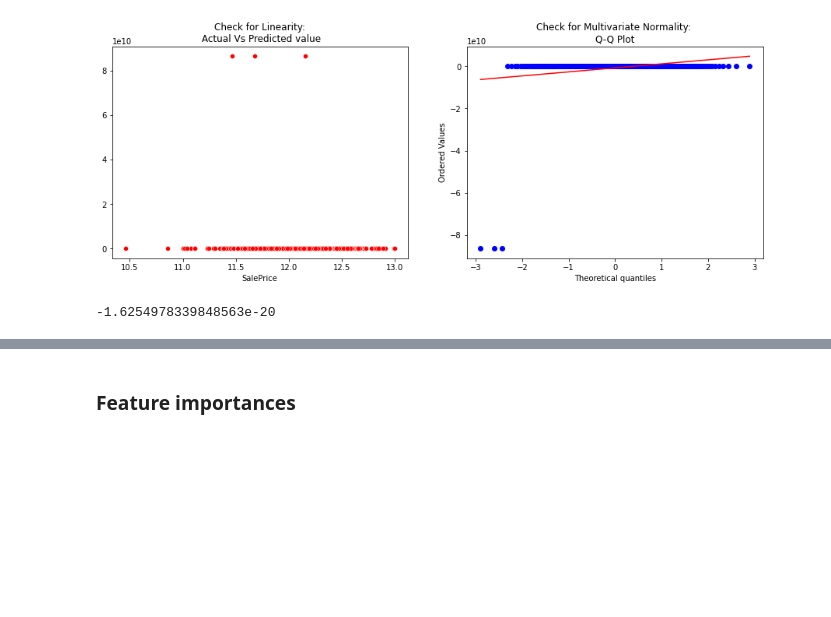
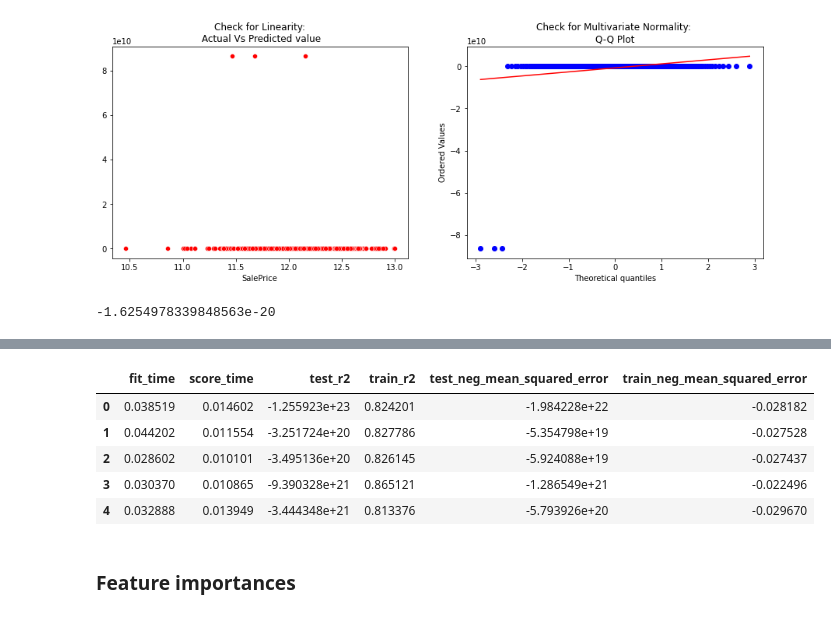
Before and after one commit to MouslyDiaw/ensae_project, a Jupyter notebook: courses/supervised_learning/regression.ipynb, the cells around one changed output, grey strips where cells are left out. Saved outputs shown, nothing was run; the diff lists cells and outputs as text; code cells hidden in the pictures; blank space fills up the shorter version.

```diff
--- a/courses/supervised_learning/regression.ipynb
+++ b/courses/supervised_learning/regression.ipynb
@@ -460,7 +508,15 @@ cv_results
 # %%
 #cross validation only
-cross_validate(reg,
-               X_train, y_train,
-               cv=3,
-               scoring=('r2', 'neg_mean_squared_error'),
-               return_train_score=True)
+cv_results = cross_validate(reg,
+                            X_train, y_train,
+                            cv=5,
+                            scoring=('r2', 'neg_mean_squared_error'),
+                            return_train_score=True)
+pd.DataFrame(cv_results)
+# %% [output]
+|  | fit_time | score_time | test_r2 | train_r2 | test_neg_mean_squared_error | train_neg_mean_squared_error |
+| 0 | 0.038519 | 0.014602 | -1.255923e+23 | 0.824201 | -1.984228e+22 | -0.028182 |
+| 1 | 0.044202 | 0.011554 | -3.251724e+20 | 0.827786 | -5.354798e+19 | -0.027528 |
+| 2 | 0.028602 | 0.010101 | -3.495136e+20 | 0.826145 | -5.924088e+19 | -0.027437 |
+| 3 | 0.030370 | 0.010865 | -9.390328e+21 | 0.865121 | -1.286549e+21 | -0.022496 |
+| 4 | 0.032888 | 0.013949 | -3.444348e+21 | 0.813376 | -5.793926e+20 | -0.029670 |
```
Also changed, not shown: parts of 31 cells of this notebook.
